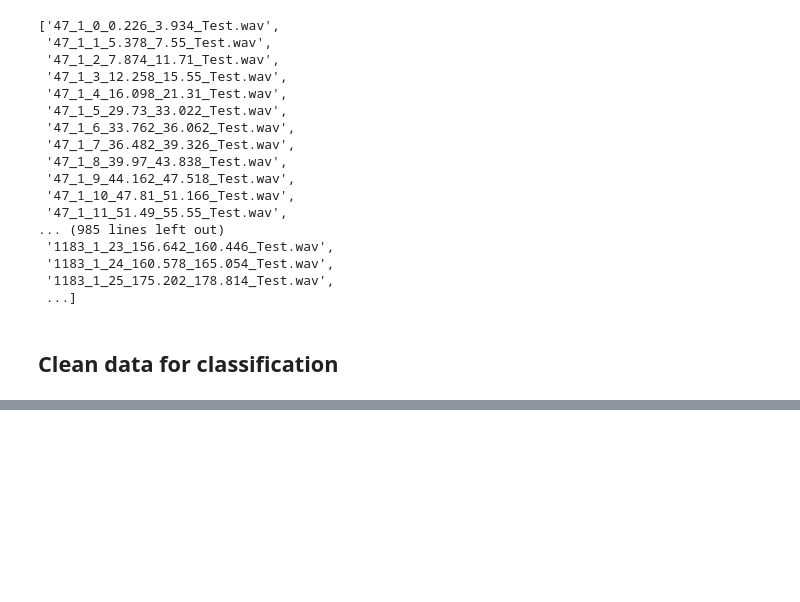
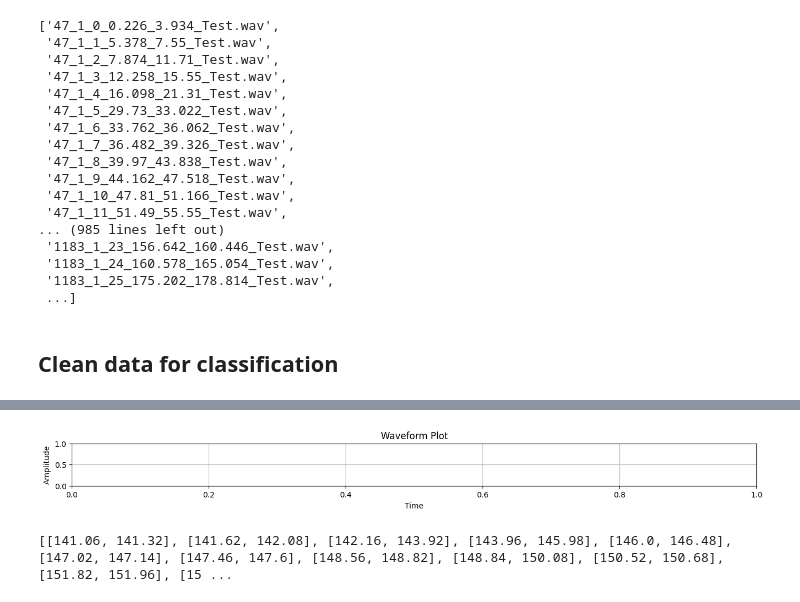
Before and after one commit to beltrewilton/mspconv_ftlab, a Jupyter notebook: notebooks/Clean_and_Lab_posprocess.ipynb, the cells around one changed output, grey strips where cells are left out. Drawn from its saved outputs; the diff is of its cells as text; code cells hidden in the pictures; blank space fills up the shorter version.

```diff
--- a/notebooks/Clean_and_Lab_posprocess.ipynb
+++ b/notebooks/Clean_and_Lab_posprocess.ipynb
@@ -418,0 +824,28 @@ old input_features: 12382, fixed length input features: 4024
+# %%
+from IPython.display import display, Audio
+import numpy as np
+import random
+import matplotlib.pyplot as plt
+import numpy as np
+import torchaudio
+
+wave, sr = torchaudio.load('/Users/beltre.wilton/Downloads/SER-Datasets/MSP-Conversation-1.1/Audio/MSP-Conversation_0690.wav')
+
+# Generate some sample data (e.g., a sine wave)
+t = np.linspace(0, round(len(wave[0]) / 16_000) , round(len(wave[0]) / 16_000))  # Time points
+waveform = np.sin(t)  # Sine wave
+
+# Plot the waveform
+plt.figure(figsize=(16, 1))  # Set figure size
+plt.plot(t, wave[0][::], color='blue')  # Plot waveform
+plt.title('Waveform Plot')  # Set title
+plt.xlabel('Time')  # Set x-axis label
+plt.ylabel('Amplitude')  # Set y-axis label
+plt.grid(True)  # Add grid
+plt.show()  # Show plot
+# %% [output]
+[figure, added]
+# %%
+print(targets_mean_vote['MSP-Conversation_0678.wav']['rangos'])
+# %% [output]
+[[141.06, 141.32], [141.62, 142.08], [142.16, 143.92], [143.96, 145.98], [146.0, 146.48], [147.02, 147.14], [147.46, 147.6], [148.56, 148.82], [148.84, 150.08], [150.52, 150.68], [151.82, 151.96], [15 ...
```
Also changed, not shown: parts of 20 cells of this notebook, 1 other file.
